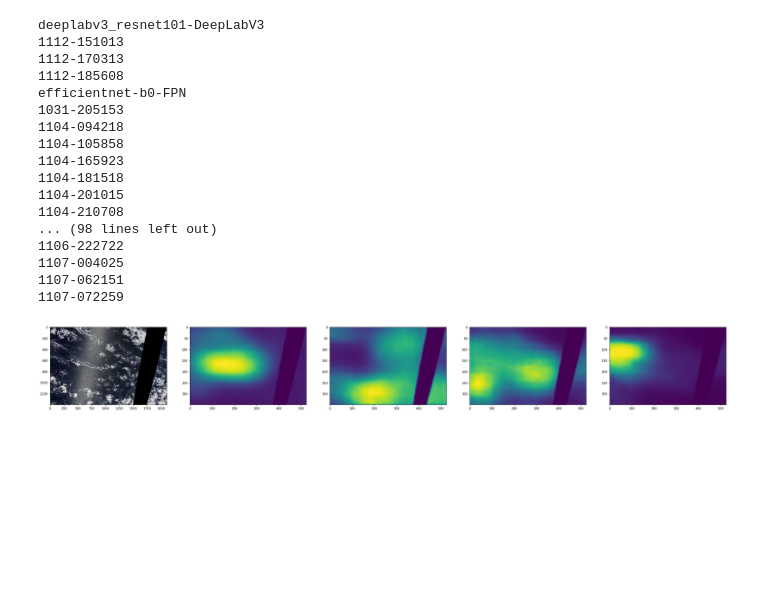
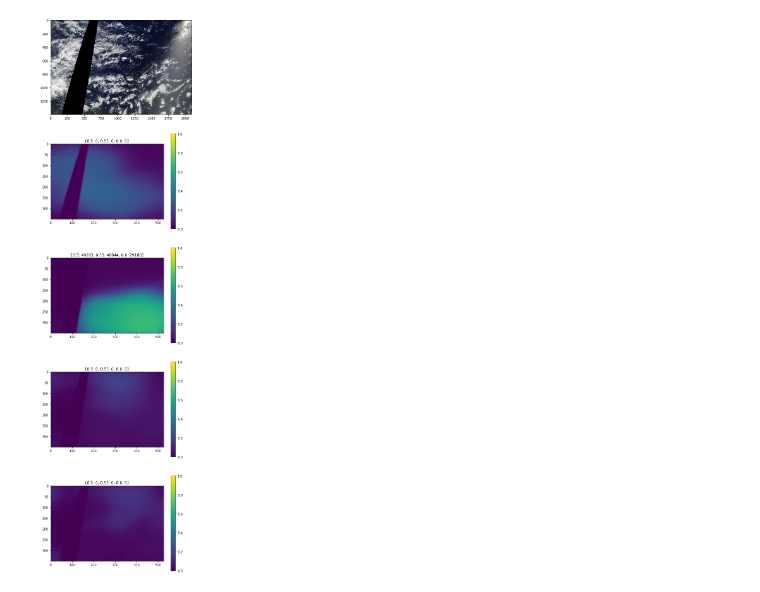
Before and after one commit to khornlund/understanding-cloud-organization, a Jupyter notebook: notebook/hdf5-outputs.ipynb, the cells around one changed output. Saved outputs shown, nothing was run; the diff lists cells and outputs as text; code cells hidden in the pictures; blank space fills up the shorter version.

```diff
--- a/notebook/hdf5-outputs.ipynb
+++ b/notebook/hdf5-outputs.ipynb
@@ -93,27 +58,3 @@ df.head(60)
-# %%
-with h5py.File('../data/predictions/raw-seg-predictions.h5', 'r') as f:
-    for g in f.keys():
-        print(g)
-        for m in f[g].keys():
-            print(m)
-# %% [output]
-deeplabv3_resnet101-DeepLabV3
-1112-151013
-1112-170313
-1112-185608
-efficientnet-b0-FPN
-1031-205153
-1104-094218
-1104-105858
-1104-165923
-1104-181518
-1104-201015
-1104-210708
-... (98 lines left out)
-1106-222722
-1107-004025
-1107-062151
-1107-072259
 # %%
 def read(f):
     path = Path('../data/raw/test_images') / f
@@ -123,16 +64,17 @@ def read(f):
 # %%
 df = pd.read_csv('../data/raw/sample_submission.csv')
 idx = np.random.choice(np.arange(df.shape[0] // 4))
-with h5py.File('../data/predictions/avg-predictions.h5', 'r') as f:
+with h5py.File('../data/original/avg-seg-predictions.h5', 'r') as f:
     p = f['average'][idx, :, :, :]
 img_filename = df.iloc[idx * 4]['Image_Label'].split('_')[0]
 img = read(img_filename)
-fig, axs = plt.subplots(1, 5, figsize=(40, 12))
-axs[0].imshow(img)
-axs[1].imshow(p[0, :, :])
-axs[2].imshow(p[1, :, :])
-axs[3].imshow(p[2, :, :])
-axs[4].imshow(p[3, :, :])
+fig, axs = plt.subplots(5, 1, figsize=(8, 32))
+im0 = axs[0].imshow(img)
+for c in range(4):
+    counts = {th: (p[c, :, :] > th).sum() for th in [0.50, 0.55, 0.60]}
+    im = axs[c+1].imshow(p[c, :, :], clim=(0, 1))
+    axs[c+1].set_title(counts)
+    plt.colorbar(im, ax=axs[c+1])
 plt.show()
 # %% [output]
-[figure, old version]
+[figure, new version]
```
Also changed, not shown: parts of 9 cells of this notebook, 27 other files.
